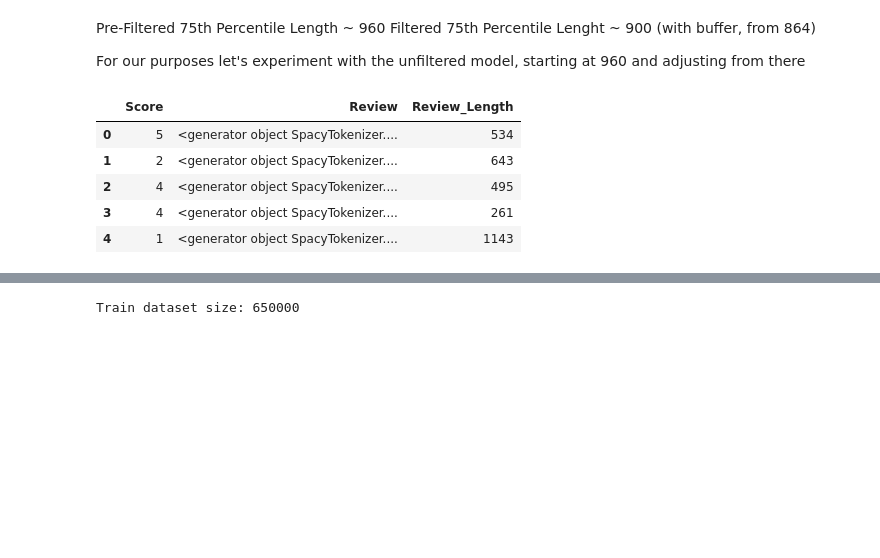
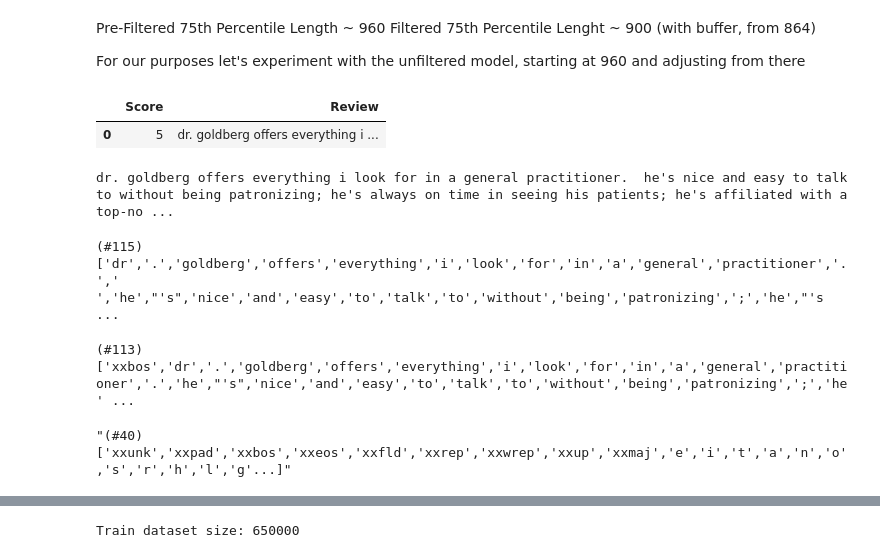
Before and after one commit to anegrill/IDSN544, a Jupyter notebook: IDSN_544_fast_ai_C4.ipynb, the cells around one changed output, grey strips where cells are left out. Saved outputs shown, nothing was run; the diff lists cells and outputs as text; code cells hidden in the pictures; blank space fills up the shorter version.

```diff
--- a/IDSN_544_fast_ai_C4.ipynb
+++ b/IDSN_544_fast_ai_C4.ipynb
@@ -226,22 +226,44 @@ Pre-Filtered 75th Percentile Length ~ 960
 Filtered 75th Percentile Lenght ~ 900 (with buffer, from 864)
 
 For our purposes let's experiment with the unfiltered model, starting at 960 and adjusting from there
+# %%
+train_df.head(1)
+
+# textReview = train_df['Review'][0]
+# print(textReview)
+# %% [output]
+|  | Score | Review |
+| 0 | 5 | dr. goldberg offers everything i ... |
+# %%
+textReview = train_df['Review'][0]
+print(textReview)
+# %% [output]
+dr. goldberg offers everything i look for in a general practitioner.  he's nice and easy to talk to without being patronizing; he's always on time in seeing his patients; he's affiliated with a top-no ...
 # %%
 # Test tokenizer function and output
 fastAITokenizer = WordTokenizer()
 
-# Pre-tokenize dataframe
-train_df['Review'] = train_df['Review'].apply(fastAITokenizer)
+tokenSample = first(fastAITokenizer([textReview]))
 
-# Preview the Dataframe
-train_df.head(5)
+print(coll_repr(tokenSample, 30))
 # %% [output]
-|  | Score | Review | Review_Length |
-| 0 | 5 | <generator object SpacyTokenizer.... | 534 |
-| 1 | 2 | <generator object SpacyTokenizer.... | 643 |
-| 2 | 4 | <generator object SpacyTokenizer.... | 495 |
-| 3 | 4 | <generator object SpacyTokenizer.... | 261 |
-| 4 | 1 | <generator object SpacyTokenizer.... | 1143 |
+(#115) ['dr','.','goldberg','offers','everything','i','look','for','in','a','general','practitioner','.',' ','he',"'s",'nice','and','easy','to','talk','to','without','being','patronizing',';','he',"'s ...
+# %%
+# Additional tokenization
+tokenSample_T = Tokenizer(fastAITokenizer)
+
+print(coll_repr(tokenSample_T(textReview), 31))
+# %% [output]
+(#113) ['xxbos','dr','.','goldberg','offers','everything','i','look','for','in','a','general','practitioner','.','he',"'s",'nice','and','easy','to','talk','to','without','being','patronizing',';','he' ...
+# %%
+# Numericalize testing
+num = Numericalize()
+
+num.setup(tokenSample_T(textReview))
+
+coll_repr(num.vocab,20)
+# %% [output]
+"(#40) ['xxunk','xxpad','xxbos','xxeos','xxfld','xxrep','xxwrep','xxup','xxmaj','e','i','t','a','n','o','s','r','h','l','g'...]"
 # %%
 # Building our Training* DataFrame -- will split this
 dls = TextDataLoaders.from_df(
```
Also changed, not shown: parts of 4 cells of this notebook.
